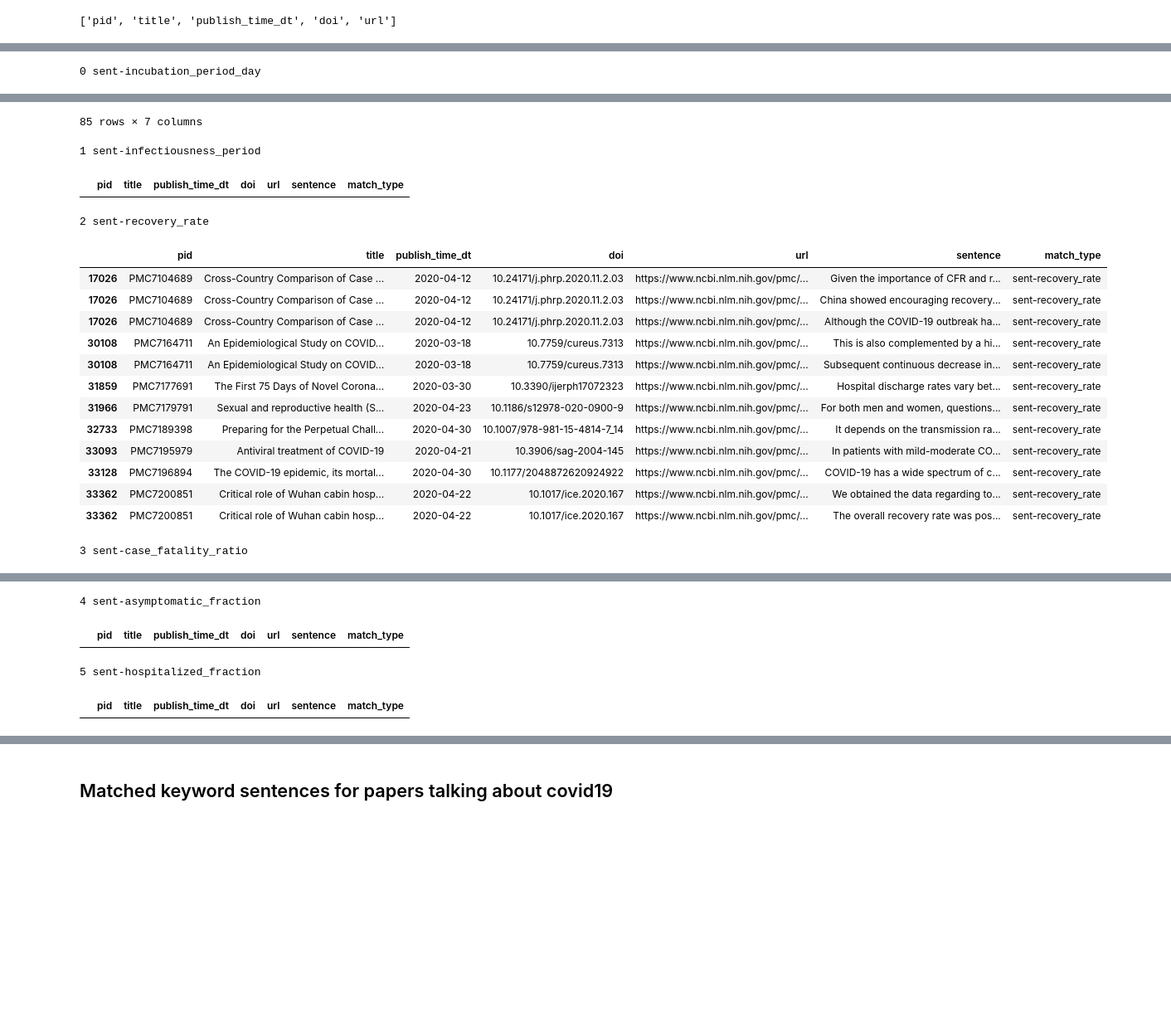
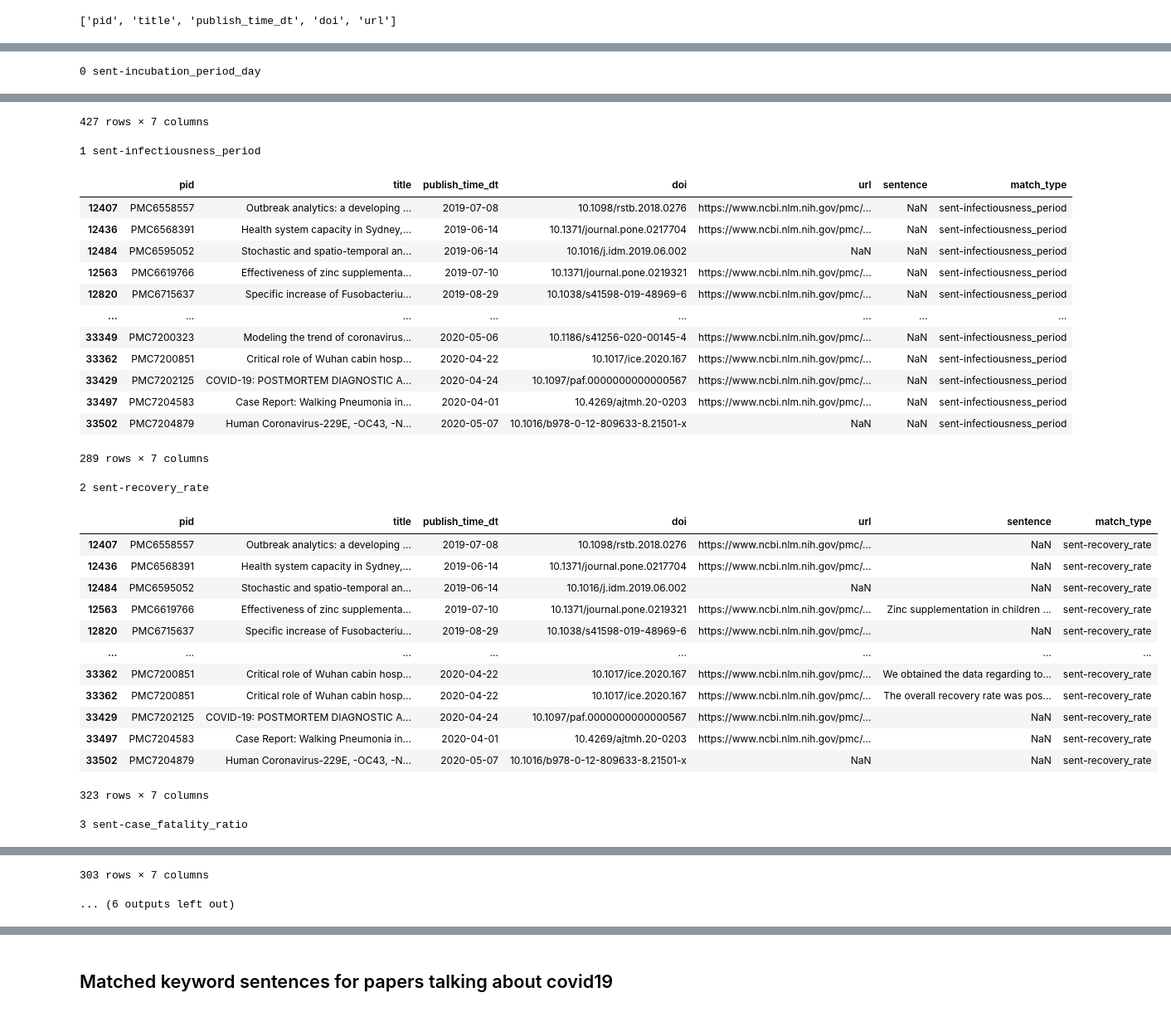
Before and after one commit to databridgevt/covid19, a Jupyter notebook: analysis/db/id_model_inputs/03-filtered_incubation_sentences.py.ipynb, the cells around one changed output, grey strips where cells are left out. Shown: that part at 83% size. Saved outputs shown, nothing was run; the diff lists cells and outputs as text; code cells hidden in the pictures; blank space fills up the shorter version.

```diff
--- a/analysis/db/id_model_inputs/03-filtered_incubation_sentences.py.ipynb
+++ b/analysis/db/id_model_inputs/03-filtered_incubation_sentences.py.ipynb
@@ -286,8 +318,9 @@ with pd.option_context('display.min_rows', len(future_dates_df), 'display.max_co
 # %%
 filter_words_lower_regex = [
-    r"covid\s?-?\s?19",
-    r"sars-?cov-?2",
-    r"ncov"
+    r".*covid\s?-?\s?19.*", # covid-19
+    r".*sars-?cov-?2.*",    # sars-cov-2
+    r".*ncov.*",            # ncov
+    r".*coronavirus.*",     # coronavirus
 ]
 pattern = "|".join(filter_words_lower_regex)
 pattern
@@ -387,7 +439,7 @@ exploded_df_list = []
 
 for idx, sc in enumerate(sent_cols):
     print(idx, sc)
-    exploded = covid_kw_sent_subset[non_sent_cols + [sc]].explode(sc).dropna()
+    exploded = covid_kw_sent_subset[non_sent_cols + [sc]].explode(sc)
     exploded = exploded.rename({sc: "sentence"}, axis='columns')
     exploded['match_type'] = sc
     display(exploded)
@@ -409,19 +461,31 @@ for idx, sc in enumerate(sent_cols):
-85 rows × 7 columns
+427 rows × 7 columns
 1 sent-infectiousness_period
 |  | pid | title | publish_time_dt | doi | url | sentence | match_type |
+| 12407 | PMC6558557 | Outbreak analytics: a developing ... | 2019-07-08 | 10.1098/rstb.2018.0276 | https://www.ncbi.nlm.nih.gov/pmc/... | NaN | sent-infectiousness_period |
+| 12436 | PMC6568391 | Health system capacity in Sydney,... | 2019-06-14 | 10.1371/journal.pone.0217704 | https://www.ncbi.nlm.nih.gov/pmc/... | NaN | sent-infectiousness_period |
+| 12484 | PMC6595052 | Stochastic and spatio-temporal an... | 2019-06-14 | 10.1016/j.idm.2019.06.002 | NaN | NaN | sent-infectiousness_period |
+| 12563 | PMC6619766 | Effectiveness of zinc supplementa... | 2019-07-10 | 10.1371/journal.pone.0219321 | https://www.ncbi.nlm.nih.gov/pmc/... | NaN | sent-infectiousness_period |
+| 12820 | PMC6715637 | Specific increase of Fusobacteriu... | 2019-08-29 | 10.1038/s41598-019-48969-6 | https://www.ncbi.nlm.nih.gov/pmc/... | NaN | sent-infectiousness_period |
+| ... | ... | ... | ... | ... | ... | ... | ... |
+| 33349 | PMC7200323 | Modeling the trend of coronavirus... | 2020-05-06 | 10.1186/s41256-020-00145-4 | https://www.ncbi.nlm.nih.gov/pmc/... | NaN | sent-infectiousness_period |
+| 33362 | PMC7200851 | Critical role of Wuhan cabin hosp... | 2020-04-22 | 10.1017/ice.2020.167 | https://www.ncbi.nlm.nih.gov/pmc/... | NaN | sent-infectiousness_period |
+| 33429 | PMC7202125 | COVID-19: POSTMORTEM DIAGNOSTIC A... | 2020-04-24 | 10.1097/paf.0000000000000567 | https://www.ncbi.nlm.nih.gov/pmc/... | NaN | sent-infectiousness_period |
+| 33497 | PMC7204583 | Case Report: Walking Pneumonia in... | 2020-04-01 | 10.4269/ajtmh.20-0203 | https://www.ncbi.nlm.nih.gov/pmc/... | NaN | sent-infectiousness_period |
+| 33502 | PMC7204879 | Human Coronavirus-229E, -OC43, -N... | 2020-05-07 | 10.1016/b978-0-12-809633-8.21501-x | NaN | NaN | sent-infectiousness_period |
-2 sent-recovery_rate
+289 rows × 7 columns
+2 sent-recovery_rate
 |  | pid | title | publish_time_dt | doi | url | sentence | match_type |
-| 17026 | PMC7104689 | Cross-Country Comparison of Case ... | 2020-04-12 | 10.24171/j.phrp.2020.11.2.03 | https://www.ncbi.nlm.nih.gov/pmc/... | Given the importance of CFR and r... | sent-recovery_rate |
-| 17026 | PMC7104689 | Cross-Country Comparison of Case ... | 2020-04-12 | 10.24171/j.phrp.2020.11.2.03 | https://www.ncbi.nlm.nih.gov/pmc/... | China showed encouraging recovery... | sent-recovery_rate |
-| 17026 | PMC7104689 | Cross-Country Comparison of Case ... | 2020-04-12 | 10.24171/j.phrp.2020.11.2.03 | https://www.ncbi.nlm.nih.gov/pmc/... | Although the COVID-19 outbreak ha... | sent-recovery_rate |
-| 30108 | PMC7164711 | An Epidemiological Study on COVID... | 2020-03-18 | 10.7759/cureus.7313 | https://www.ncbi.nlm.nih.gov/pmc/... | This is also complemented by a hi... | sent-recovery_rate |
-| 30108 | PMC7164711 | An Epidemiological Study on COVID... | 2020-03-18 | 10.7759/cureus.7313 | https://www.ncbi.nlm.nih.gov/pmc/... | Subsequent continuous decrease in... | sent-recovery_rate |
-| 31859 | PMC7177691 | The First 75 Days of Novel Corona... | 2020-03-30 | 10.3390/ijerph17072323 | https://www.ncbi.nlm.nih.gov/pmc/... | Hospital discharge rates vary bet... | sent-recovery_rate |
-| 31966 | PMC7179791 | Sexual and reproductive health (S... | 2020-04-23 | 10.1186/s12978-020-0900-9 | https://www.ncbi.nlm.nih.gov/pmc/... | For both men and women, questions... | sent-recovery_rate |
-| 32733 | PMC7189398 | Preparing for the Perpetual Chall... | 2020-04-30 | 10.1007/978-981-15-4814-7_14 | https://www.ncbi.nlm.nih.gov/pmc/... | It depends on the transmission ra... | sent-recovery_rate |
-| 33093 | PMC7195979 | Antiviral treatment of COVID-19 | 2020-04-21 | 10.3906/sag-2004-145 | https://www.ncbi.nlm.nih.gov/pmc/... | In patients with mild-moderate CO... | sent-recovery_rate |
-| 33128 | PMC7196894 | The COVID-19 epidemic, its mortal... | 2020-04-30 | 10.1177/2048872620924922 | https://www.ncbi.nlm.nih.gov/pmc/... | COVID-19 has a wide spectrum of c... | sent-recovery_rate |
+| 12407 | PMC6558557 | Outbreak analytics: a developing ... | 2019-07-08 | 10.1098/rstb.2018.0276 | https://www.ncbi.nlm.nih.gov/pmc/... | NaN | sent-recovery_rate |
+| 12436 | PMC6568391 | Health system capacity in Sydney,... | 2019-06-14 | 10.1371/journal.pone.0217704 | https://www.ncbi.nlm.nih.gov/pmc/... | NaN | sent-recovery_rate |
+| 12484 | PMC6595052 | Stochastic and spatio-temporal an... | 2019-06-14 | 10.1016/j.idm.2019.06.002 | NaN | NaN | sent-recovery_rate |
+| 12563 | PMC6619766 | Effectiveness of zinc supplementa... | 2019-07-10 | 10.1371/journal.pone.0219321 | https://www.ncbi.nlm.nih.gov/pmc/... | Zinc supplementation in children ... | sent-recovery_rate |
+| 12820 | PMC6715637 | Specific increase of Fusobacteriu... | 2019-08-29 | 10.1038/s41598-019-48969-6 | https://www.ncbi.nlm.nih.gov/pmc/... | NaN | sent-recovery_rate |
+| ... | ... | ... | ... | ... | ... | ... | ... |
 | 33362 | PMC7200851 | Critical role of Wuhan cabin hosp... | 2020-04-22 | 10.1017/ice.2020.167 | https://www.ncbi.nlm.nih.gov/pmc/... | We obtained the data regarding to... | sent-recovery_rate |
 | 33362 | PMC7200851 | Critical role of Wuhan cabin hosp... | 2020-04-22 | 10.1017/ice.2020.167 | https://www.ncbi.nlm.nih.gov/pmc/... | The overall recovery rate was pos... | sent-recovery_rate |
+| 33429 | PMC7202125 | COVID-19: POSTMORTEM DIAGNOSTIC A... | 2020-04-24 | 10.1097/paf.0000000000000567 | https://www.ncbi.nlm.nih.gov/pmc/... | NaN | sent-recovery_rate |
+| 33497 | PMC7204583 | Case Report: Walking Pneumonia in... | 2020-04-01 | 10.4269/ajtmh.20-0203 | https://www.ncbi.nlm.nih.gov/pmc/... | NaN | sent-recovery_rate |
+| 33502 | PMC7204879 | Human Coronavirus-229E, -OC43, -N... | 2020-05-07 | 10.1016/b978-0-12-809633-8.21501-x | NaN | NaN | sent-recovery_rate |
-3 sent-case_fatality_ratio
+323 rows × 7 columns
+3 sent-case_fatality_ratio
 |  | pid | title | publish_time_dt | doi | url | sentence | match_type |
@@ -431,6 +503,4 @@ for idx, sc in enumerate(sent_cols):
-4 sent-asymptomatic_fraction
-|  | pid | title | publish_time_dt | doi | url | sentence | match_type |
-5 sent-hospitalized_fraction
-|  | pid | title | publish_time_dt | doi | url | sentence | match_type |
+303 rows × 7 columns
+... (6 outputs left out)
 # %%
 explode_df = pd.concat(exploded_df_list)
```
Also changed, not shown: parts of 44 cells of this notebook.
